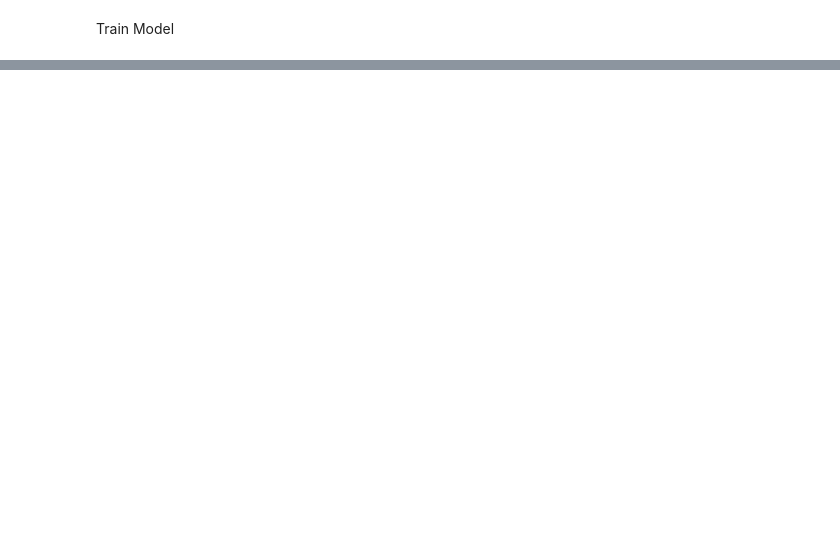
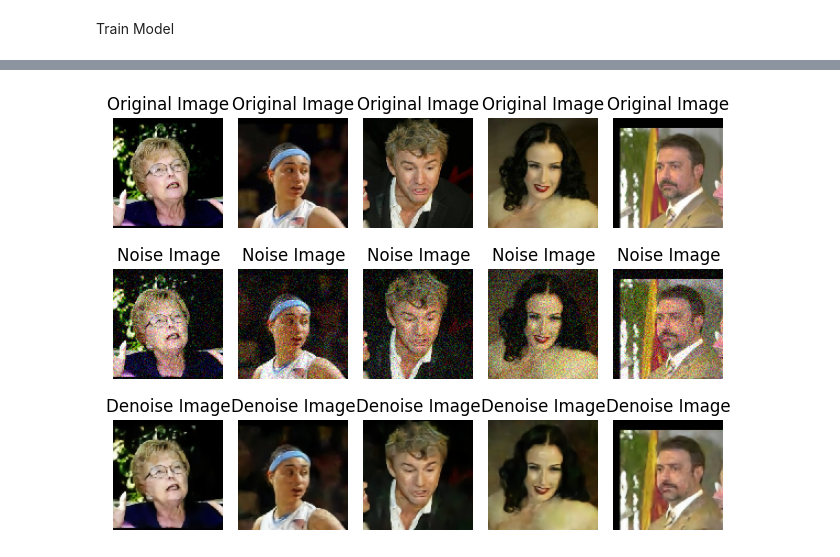
Before and after one commit to theskynt/Python, a Jupyter notebook: image_processing/lab4/lab4.ipynb, the cells around one changed output, grey strips where cells are left out. Cells and saved outputs as stored; diff of their text form; code cells hidden in the pictures; blank space fills up the shorter version.

```diff
--- a/image_processing/lab4/lab4.ipynb
+++ b/image_processing/lab4/lab4.ipynb
@@ -251,0 +285,25 @@ WARNING:matplotlib.image:Clipping input data to the valid range for imshow with
+# %%
+num_of_plot = 5
+
+for i in range(num_of_plot):
+    # Original Image
+    plt.subplot(3, num_of_plot, i + 1)  # Adjust the subplot indices
+    plt.title("Original Image")
+    plt.imshow(test_x[i])
+    plt.axis('off')
+
+    # Noise Image
+    plt.subplot(3, num_of_plot, num_of_plot + i + 1)  # Adjust the subplot indices
+    plt.title("Noise Image")
+    plt.imshow(test_x_noise[i])
+    plt.axis('off')
+
+    # Denoise Image (Assuming you have 'predictions' as denoised images)
+    plt.subplot(3, num_of_plot, 2 * num_of_plot + i + 1)  # Adjust the subplot indices
+    plt.title("Denoise Image")
+    plt.imshow(predictions_test[i])
+    plt.axis('off')
+
+plt.tight_layout()
+plt.show()
+# %% [output]
@@ -251,0 +315 @@ WARNING:matplotlib.image:Clipping input data to the valid range for imshow with
+[figure, added]
```
Also changed, not shown: parts of 24 cells of this notebook, 3 other files.
